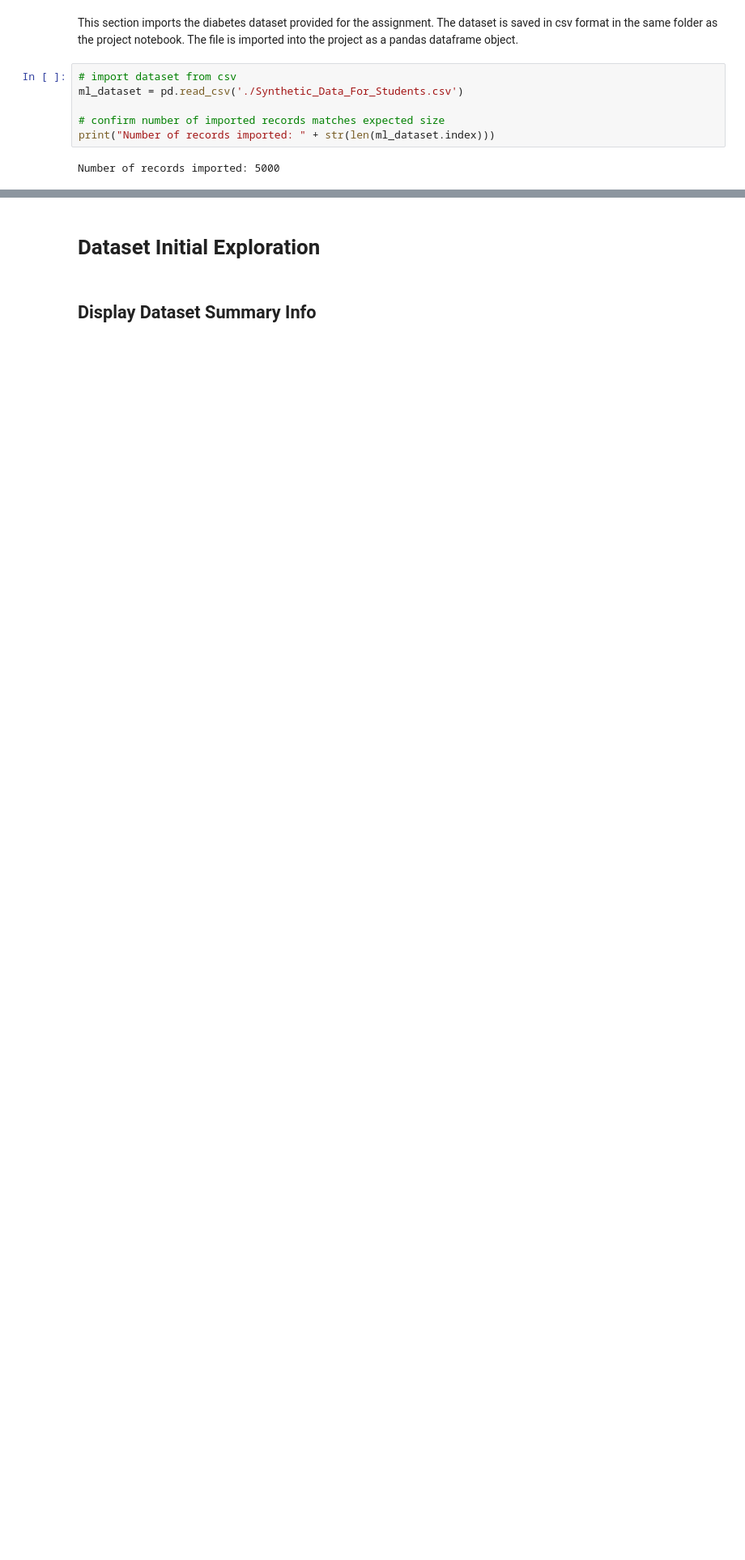
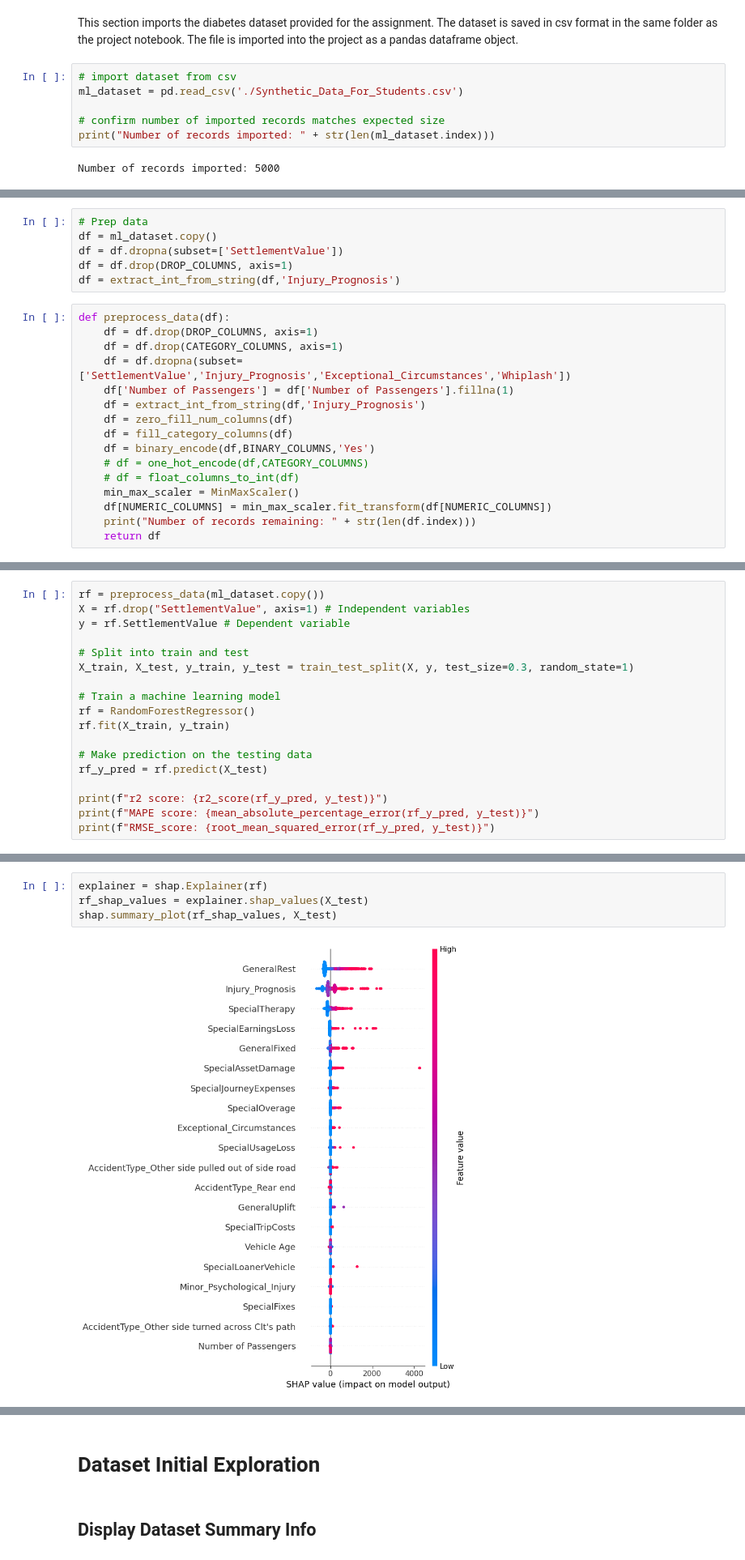
Before and after one commit to DominicEmerson/DESD-AAI-Y3-Group10, a Jupyter notebook: ML-Research/AAI-Assignment-DatasetExploration.ipynb, the cells around one changed output, grey strips where cells are left out. Shown at 81% size. Drawn from its saved outputs; the diff is of its cells as text; blank space fills up the shorter version.

```diff
--- a/ML-Research/AAI-Assignment-DatasetExploration.ipynb
+++ b/ML-Research/AAI-Assignment-DatasetExploration.ipynb
@@ -29,0 +118,22 @@ Number of records imported: 5000
+# %%
+# Prep data
+df = ml_dataset.copy()
+df = df.dropna(subset=['SettlementValue'])
+df = df.drop(DROP_COLUMNS, axis=1)
+df = extract_int_from_string(df,'Injury_Prognosis')
+# %%
+def preprocess_data(df):
+    df = df.drop(DROP_COLUMNS, axis=1)
+    df = df.drop(CATEGORY_COLUMNS, axis=1)
+    df = df.dropna(subset=['SettlementValue','Injury_Prognosis','Exceptional_Circumstances','Whiplash'])
+    df['Number of Passengers'] = df['Number of Passengers'].fillna(1)
+    df = extract_int_from_string(df,'Injury_Prognosis')
+    df = zero_fill_num_columns(df)
+    df = fill_category_columns(df)
+    df = binary_encode(df,BINARY_COLUMNS,'Yes')
+    # df = one_hot_encode(df,CATEGORY_COLUMNS)
+    # df = float_columns_to_int(df)
+    min_max_scaler = MinMaxScaler()
+    df[NUMERIC_COLUMNS] = min_max_scaler.fit_transform(df[NUMERIC_COLUMNS])
+    print("Number of records remaining: " + str(len(df.index)))
+    return df
@@ -29,0 +209,18 @@ Number of records imported: 5000
+# %%
+rf = preprocess_data(ml_dataset.copy())
+X = rf.drop("SettlementValue", axis=1) # Independent variables
+y = rf.SettlementValue # Dependent variable
+
+# Split into train and test
+X_train, X_test, y_train, y_test = train_test_split(X, y, test_size=0.3, random_state=1)
+
+# Train a machine learning model
+rf = RandomForestRegressor()
+rf.fit(X_train, y_train)
+
+# Make prediction on the testing data
+rf_y_pred = rf.predict(X_test)
+
+print(f"r2 score: {r2_score(rf_y_pred, y_test)}")
+print(f"MAPE score: {mean_absolute_percentage_error(rf_y_pred, y_test)}")
+print(f"RMSE_score: {root_mean_squared_error(rf_y_pred, y_test)}")
@@ -29,0 +232,6 @@ Number of records imported: 5000
+# %%
+explainer = shap.Explainer(rf)
+rf_shap_values = explainer.shap_values(X_test)
+shap.summary_plot(rf_shap_values, X_test)
+# %% [output]
+[figure, added]
```
Also changed, not shown: parts of 152 cells of this notebook.
